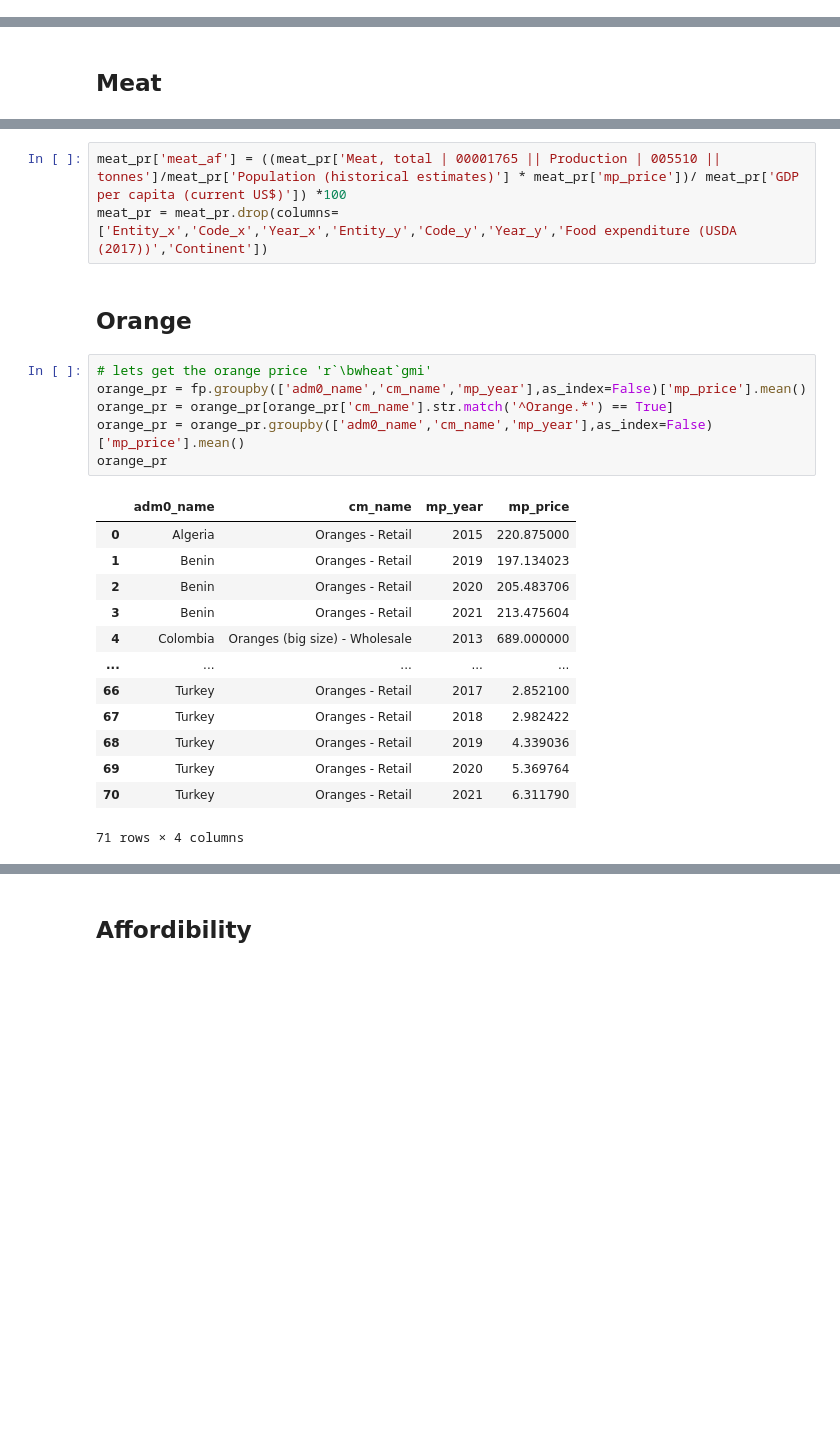
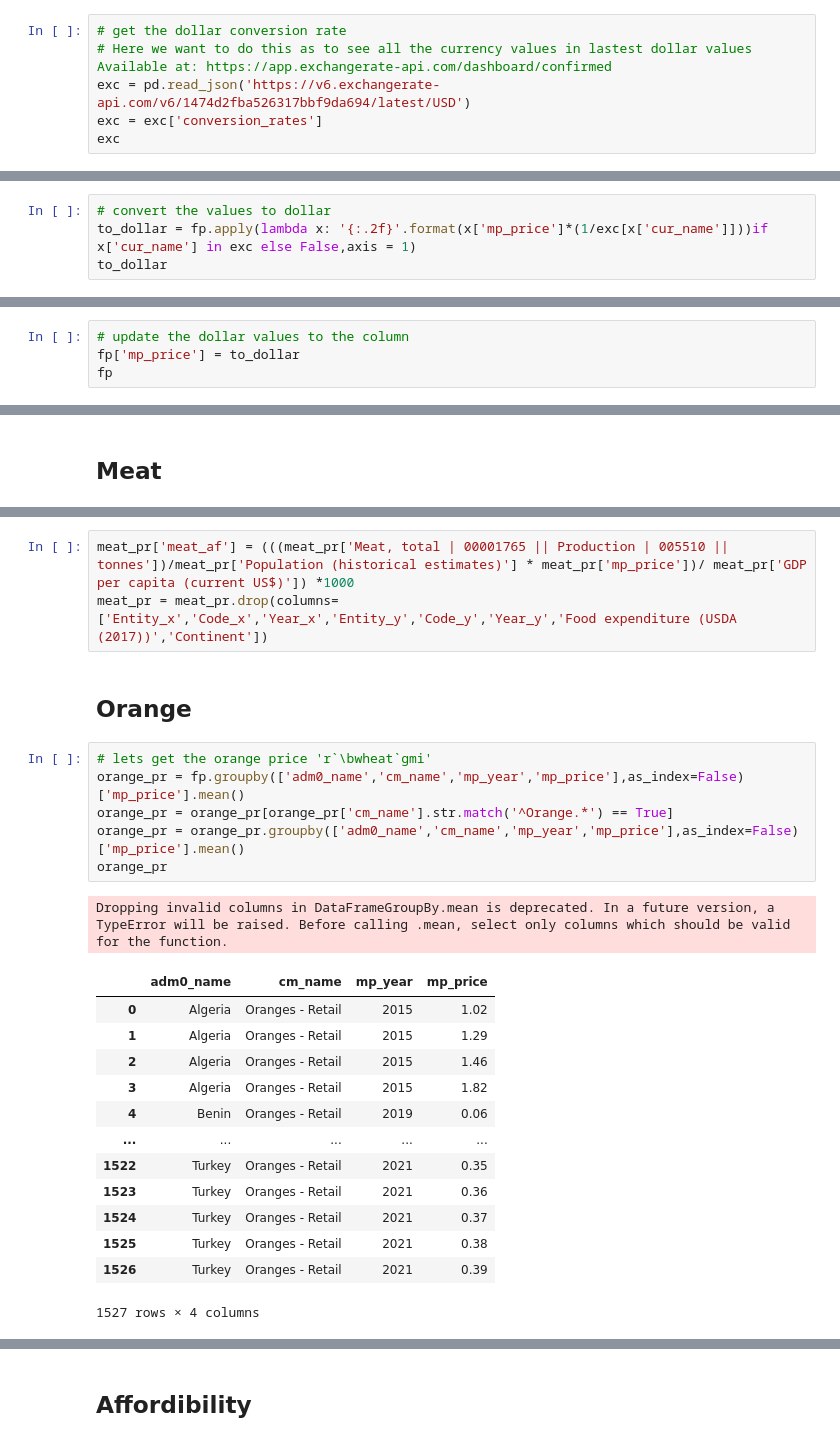
Before and after one commit to roveen001/gfa, a Jupyter notebook: gfa.ipynb, the cells around one changed output, grey strips where cells are left out. Cells and saved outputs as stored; diff of their text form; blank space fills up the shorter version.

```diff
--- a/gfa.ipynb
+++ b/gfa.ipynb
@@ -41,0 +60,6 @@ fp
+# %%
+# get the dollar conversion rate
+# Here we want to do this as to see all the currency values in lastest dollar values Available at: https://app.exchangerate-api.com/dashboard/confirmed
+exc = pd.read_json('https://v6.exchangerate-api.com/v6/1474d2fba526317bbf9da694/latest/USD')
+exc = exc['conversion_rates']
+exc
@@ -41,0 +79,4 @@ fp
+# %%
+# convert the values to dollar
+to_dollar = fp.apply(lambda x: '{:.2f}'.format(x['mp_price']*(1/exc[x['cur_name']]))if x['cur_name'] in exc else False,axis = 1)
+to_dollar
@@ -41,0 +96,4 @@ fp
+# %%
+# update the dollar values to the column
+fp['mp_price'] = to_dollar
+fp
@@ -171,28 +246,29 @@ meat_pr
 # %%
-meat_pr['meat_af'] = ((meat_pr['Meat, total | 00001765 || Production | 005510 || tonnes']/meat_pr['Population (historical estimates)'] * meat_pr['mp_price'])/ meat_pr['GDP per capita (current US$)']) *100
+meat_pr['meat_af'] = (((meat_pr['Meat, total | 00001765 || Production | 005510 || tonnes'])/meat_pr['Population (historical estimates)'] * meat_pr['mp_price'])/ meat_pr['GDP per capita (current US$)']) *1000
 meat_pr = meat_pr.drop(columns=['Entity_x','Code_x','Year_x','Entity_y','Code_y','Year_y','Food expenditure (USDA (2017))','Continent'])
 # %% [markdown]
 ## Orange
 # %%
 # lets get the orange price 'r`\bwheat`gmi'
-orange_pr = fp.groupby(['adm0_name','cm_name','mp_year'],as_index=False)['mp_price'].mean()
+orange_pr = fp.groupby(['adm0_name','cm_name','mp_year','mp_price'],as_index=False)['mp_price'].mean()
 orange_pr = orange_pr[orange_pr['cm_name'].str.match('^Orange.*') == True]
-orange_pr = orange_pr.groupby(['adm0_name','cm_name','mp_year'],as_index=False)['mp_price'].mean()
+orange_pr = orange_pr.groupby(['adm0_name','cm_name','mp_year','mp_price'],as_index=False)['mp_price'].mean()
 orange_pr
 # %% [output]
+Dropping invalid columns in DataFrameGroupBy.mean is deprecated. In a future version, a TypeError will be raised. Before calling .mean, select only columns which should be valid for the function.
 |  | adm0_name | cm_name | mp_year | mp_price |
-| 0 | Algeria | Oranges - Retail | 2015 | 220.875000 |
-| 1 | Benin | Oranges - Retail | 2019 | 197.134023 |
-| 2 | Benin | Oranges - Retail | 2020 | 205.483706 |
-| 3 | Benin | Oranges - Retail | 2021 | 213.475604 |
-| 4 | Colombia | Oranges (big size) - Wholesale | 2013 | 689.000000 |
+| 0 | Algeria | Oranges - Retail | 2015 | 1.02 |
+| 1 | Algeria | Oranges - Retail | 2015 | 1.29 |
+| 2 | Algeria | Oranges - Retail | 2015 | 1.46 |
+| 3 | Algeria | Oranges - Retail | 2015 | 1.82 |
+| 4 | Benin | Oranges - Retail | 2019 | 0.06 |
 | ... | ... | ... | ... | ... |
-| 66 | Turkey | Oranges - Retail | 2017 | 2.852100 |
-| 67 | Turkey | Oranges - Retail | 2018 | 2.982422 |
-| 68 | Turkey | Oranges - Retail | 2019 | 4.339036 |
-| 69 | Turkey | Oranges - Retail | 2020 | 5.369764 |
-| 70 | Turkey | Oranges - Retail | 2021 | 6.311790 |
+| 1522 | Turkey | Oranges - Retail | 2021 | 0.35 |
+| 1523 | Turkey | Oranges - Retail | 2021 | 0.36 |
+| 1524 | Turkey | Oranges - Retail | 2021 | 0.37 |
+| 1525 | Turkey | Oranges - Retail | 2021 | 0.38 |
+| 1526 | Turkey | Oranges - Retail | 2021 | 0.39 |
-71 rows × 4 columns
+1527 rows × 4 columns
 # %%
 orange_pr = orange_pr.merge(orange_pn,left_on=['adm0_name','mp_year'],right_on=['Entity','Year'])
 orange_pr = orange_pr.merge(gdp,left_on=['adm0_name','mp_year'],right_on=['Entity','Year'])
```
Also changed, not shown: parts of 35 cells of this notebook.
